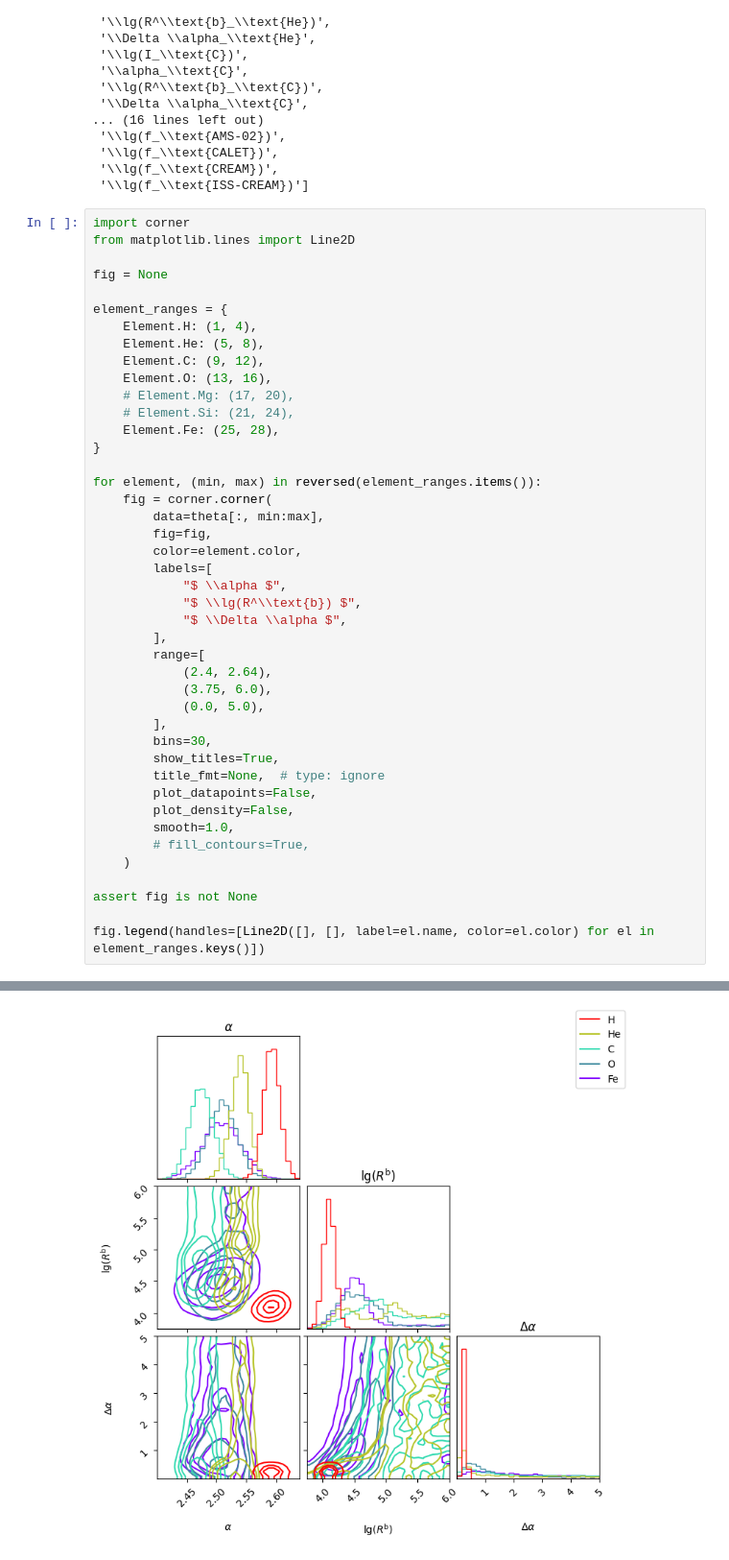
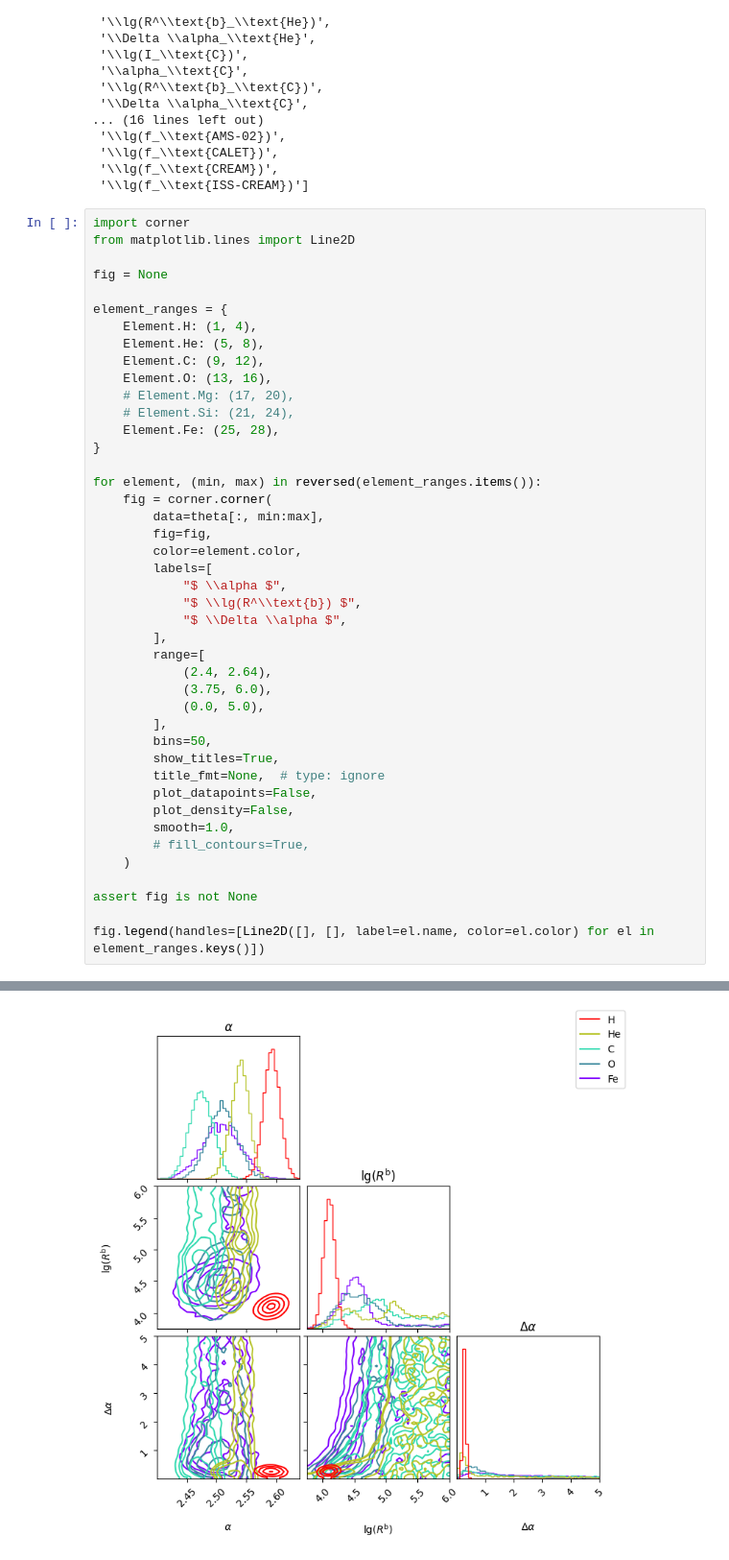
Before and after one commit to nj-vs-vh/EVA, a Jupyter notebook: scripts/posterior-comparison-direct.ipynb, the cells around one changed output, grey strips where cells are left out. Shown at 96% size. Drawn from its saved outputs; the diff is of its cells as text.

```diff
--- a/scripts/posterior-comparison-direct.ipynb
+++ b/scripts/posterior-comparison-direct.ipynb
@@ -56,32 +56,32 @@ element_ranges = {
 }
 
 for element, (min, max) in reversed(element_ranges.items()):
     fig = corner.corner(
         data=theta[:, min:max],
         fig=fig,
         color=element.color,
         labels=[
             "$ \\alpha $",
             "$ \\lg(R^\\text{b}) $",
             "$ \\Delta \\alpha $",
         ],
         range=[
             (2.4, 2.64),
             (3.75, 6.0),
             (0.0, 5.0),
         ],
-        bins=30,
+        bins=50,
         show_titles=True,
         title_fmt=None,  # type: ignore
         plot_datapoints=False,
         plot_density=False,
         smooth=1.0,
         # fill_contours=True,
     )
 
 assert fig is not None
 
 fig.legend(handles=[Line2D([], [], label=el.name, color=el.color) for el in element_ranges.keys()])
 # %% [output]
 <matplotlib.legend.Legend at 0x...>
-[figure, old version]
+[figure, new version]
```
